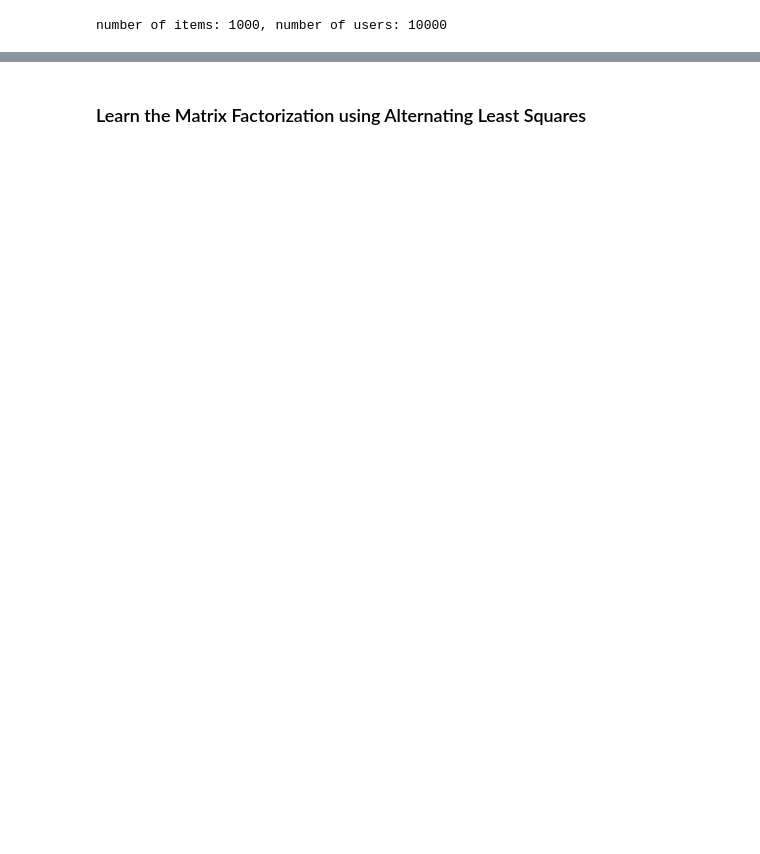
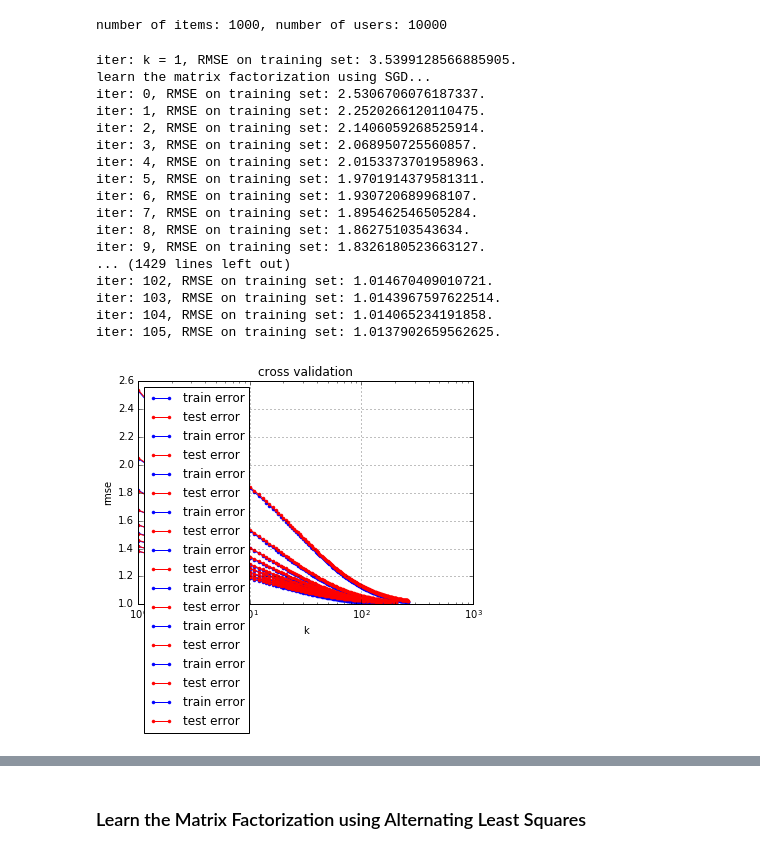
Before and after one commit to mthambipillai/recommender_system, a Jupyter notebook: Notebook/ex10.ipynb, the cells around one changed output, grey strips where cells are left out. Drawn from its saved outputs; the diff is of its cells as text; code cells hidden in the pictures; blank space fills up the shorter version.

```diff
--- a/Notebook/ex10.ipynb
+++ b/Notebook/ex10.ipynb
@@ -157,11 +157,34 @@ number of items: 1000, number of users: 10000
 # %%
 from matrix_factorization import matrix_factorization_SGD
 from helpers import compute_error
+user_features_list = []
+item_features_list = []
 errors = []
-for i in np.arange(5, 40, 5):
+for i in np.arange(1, 10, 1):
     user_features, item_features = matrix_factorization_SGD(train, test, num_epochs = 1000, num_features = i)
+    user_features_list.append(user_features)
+    item_features_list.append(item_features)
     error = compute_error(test, user_features, item_features, test.nonzero())
     errors.append(error)
+# %% [output]
+iter: k = 1, RMSE on training set: 3.5399128566885905.
+learn the matrix factorization using SGD...
+iter: 0, RMSE on training set: 2.5306706076187337.
+iter: 1, RMSE on training set: 2.2520266120110475.
+iter: 2, RMSE on training set: 2.1406059268525914.
+iter: 3, RMSE on training set: 2.068950725560857.
+iter: 4, RMSE on training set: 2.0153373701958963.
+iter: 5, RMSE on training set: 1.9701914379581311.
+iter: 6, RMSE on training set: 1.930720689968107.
+iter: 7, RMSE on training set: 1.895462546505284.
+iter: 8, RMSE on training set: 1.86275103543634.
+iter: 9, RMSE on training set: 1.8326180523663127.
+... (1429 lines left out)
+iter: 102, RMSE on training set: 1.014670409010721.
+iter: 103, RMSE on training set: 1.0143967597622514.
+iter: 104, RMSE on training set: 1.014065234191858.
+iter: 105, RMSE on training set: 1.0137902659562625.
+[figure, added]
 # %%
 from plots import visualization
 visualization(np.arange(5, 40, 5),errors,errors)
```
Also changed, not shown: parts of 11 cells of this notebook, 24 other files.
